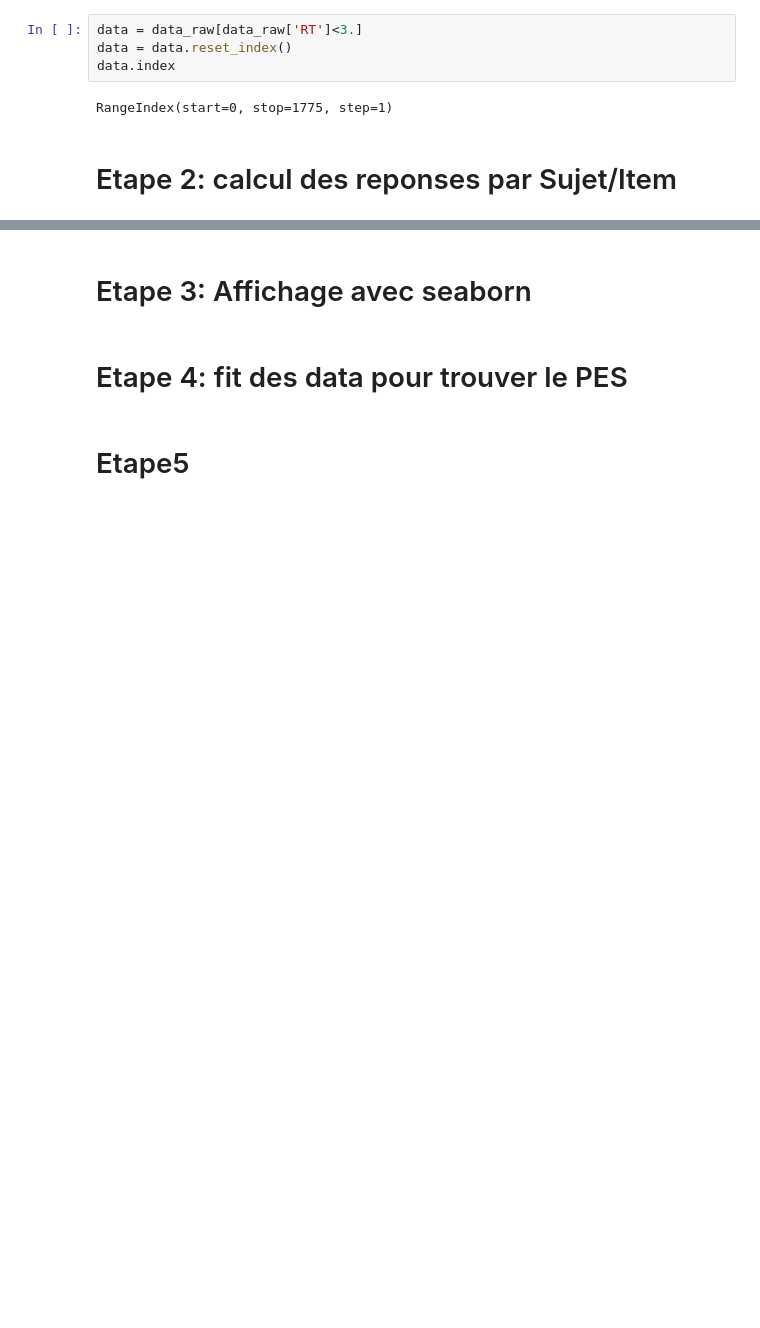
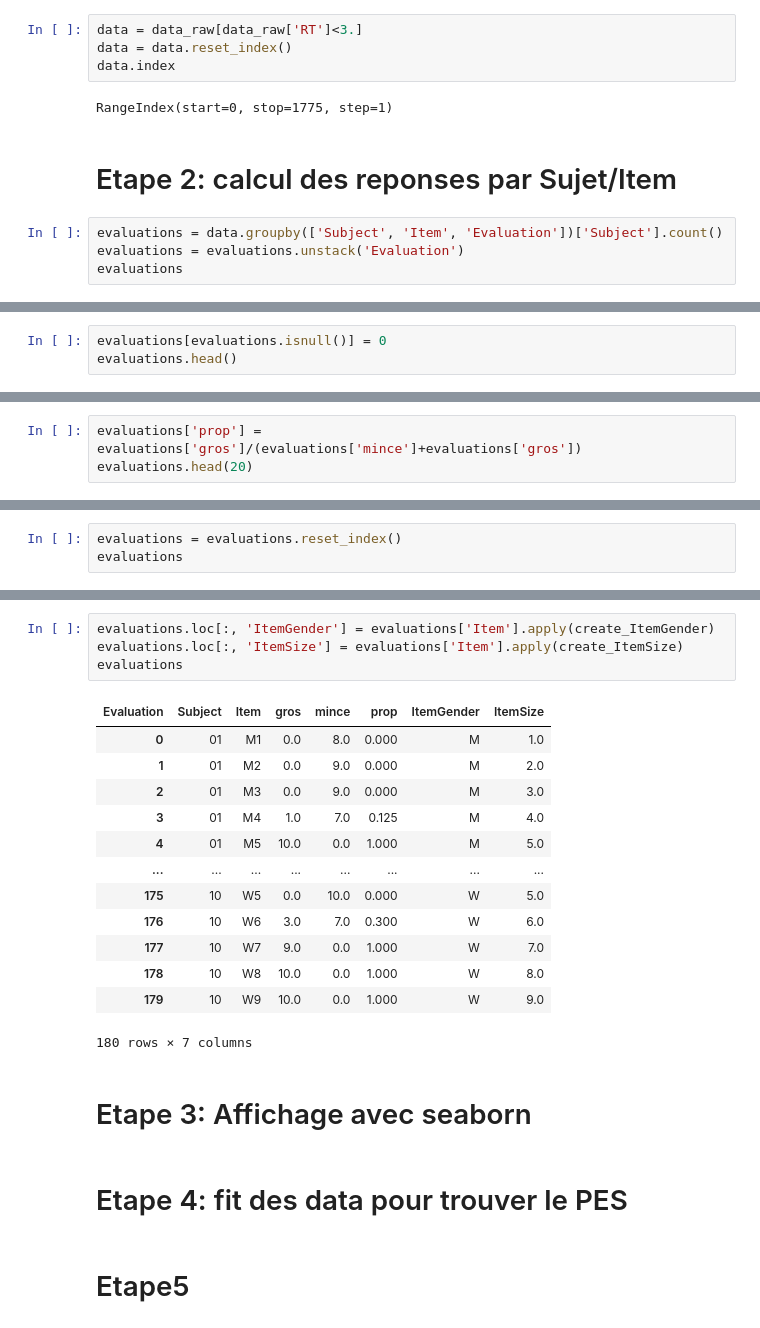
Before and after one commit to crnl-lab/formation_python_crnl_2022, a Jupyter notebook: notebooks/exo_final.ipynb, the cells around one changed output, grey strips where cells are left out. Drawn from its saved outputs; the diff is of its cells as text; blank space fills up the shorter version.

```diff
--- a/notebooks/exo_final.ipynb
+++ b/notebooks/exo_final.ipynb
@@ -226,3 +202,7 @@ data.index
 RangeIndex(start=0, stop=1775, step=1)
 # %% [markdown]
 # Etape 2: calcul des reponses par Sujet/Item
+# %%
+evaluations = data.groupby(['Subject', 'Item', 'Evaluation'])['Subject'].count()
+evaluations = evaluations.unstack('Evaluation')
+evaluations
@@ -228,0 +224,3 @@ RangeIndex(start=0, stop=1775, step=1)
+# %%
+evaluations[evaluations.isnull()] = 0
+evaluations.head()
@@ -228,0 +235,3 @@ RangeIndex(start=0, stop=1775, step=1)
+# %%
+evaluations['prop'] = evaluations['gros']/(evaluations['mince']+evaluations['gros'])
+evaluations.head(20)
@@ -228,0 +257,3 @@ RangeIndex(start=0, stop=1775, step=1)
+# %%
+evaluations = evaluations.reset_index()
+evaluations
@@ -229,3 +274,21 @@ RangeIndex(start=0, stop=1775, step=1)
+# %%
+evaluations.loc[:, 'ItemGender'] = evaluations['Item'].apply(create_ItemGender)
+evaluations.loc[:, 'ItemSize'] = evaluations['Item'].apply(create_ItemSize)
+evaluations
+# %% [output]
+| Evaluation | Subject | Item | gros | mince | prop | ItemGender | ItemSize |
+| 0 | 01 | M1 | 0.0 | 8.0 | 0.000 | M | 1.0 |
+| 1 | 01 | M2 | 0.0 | 9.0 | 0.000 | M | 2.0 |
+| 2 | 01 | M3 | 0.0 | 9.0 | 0.000 | M | 3.0 |
+| 3 | 01 | M4 | 1.0 | 7.0 | 0.125 | M | 4.0 |
+| 4 | 01 | M5 | 10.0 | 0.0 | 1.000 | M | 5.0 |
+| ... | ... | ... | ... | ... | ... | ... | ... |
+| 175 | 10 | W5 | 0.0 | 10.0 | 0.000 | W | 5.0 |
+| 176 | 10 | W6 | 3.0 | 7.0 | 0.300 | W | 6.0 |
+| 177 | 10 | W7 | 9.0 | 0.0 | 1.000 | W | 7.0 |
+| 178 | 10 | W8 | 10.0 | 0.0 | 1.000 | W | 8.0 |
+| 179 | 10 | W9 | 10.0 | 0.0 | 1.000 | W | 9.0 |
+180 rows × 7 columns
 # %% [markdown]
 # Etape 3: Affichage avec seaborn
 # %% [markdown]
```
Also changed, not shown: parts of 6 cells of this notebook.
